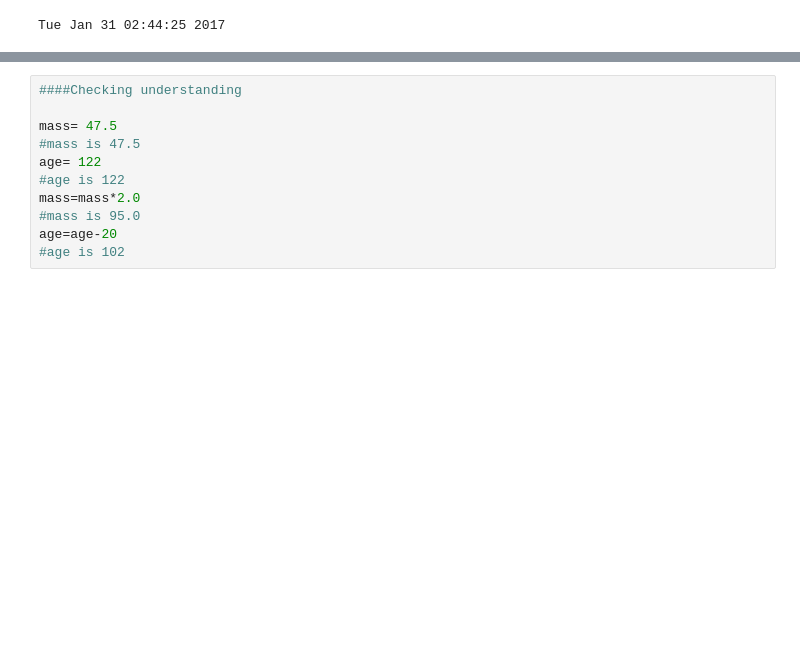
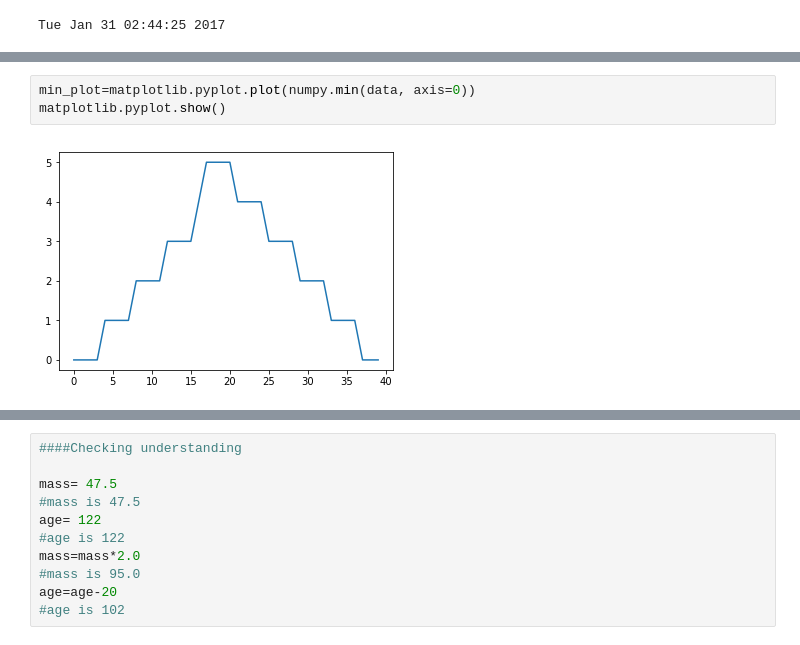
Before and after one commit to hspeck/homework, a Jupyter notebook: week-3-hw-eeb177.ipynb, the cells around one changed output, grey strips where cells are left out. Saved outputs shown, nothing was run; the diff lists cells and outputs as text; blank space fills up the shorter version.

```diff
--- a/week-3-hw-eeb177.ipynb
+++ b/week-3-hw-eeb177.ipynb
@@ -88,0 +205,5 @@ ImportError: No module named 'matplotlib'
+# %%
+min_plot=matplotlib.pyplot.plot(numpy.min(data, axis=0))
+matplotlib.pyplot.show()
+# %% [output]
+[figure, added]
```
Also changed, not shown: parts of 35 cells of this notebook.
